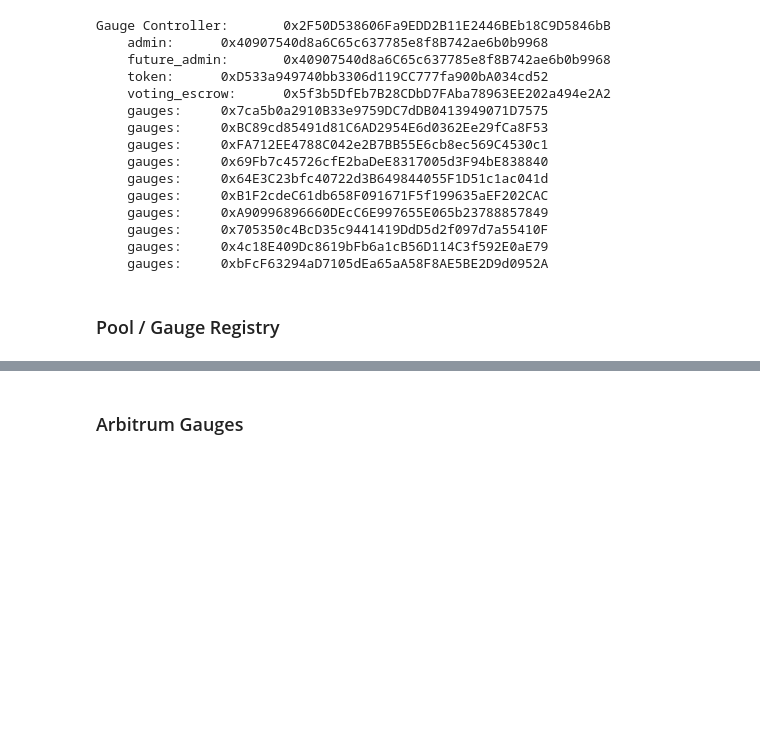
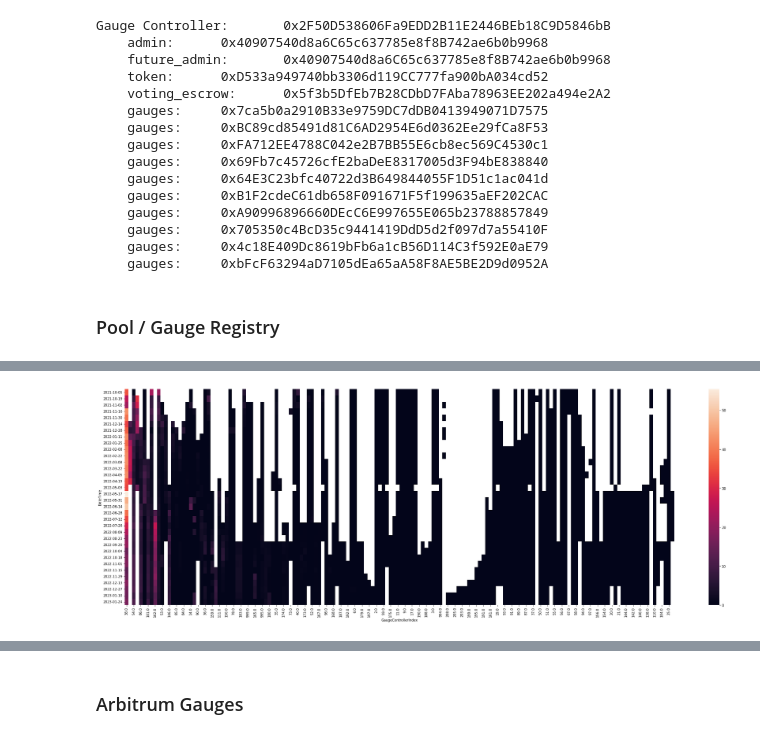
Before and after one commit to DoominEth/Web3DataSandbox, a Jupyter notebook: Untitled.ipynb, the cells around one changed output, grey strips where cells are left out. Saved outputs shown, nothing was run; the diff lists cells and outputs as text; code cells hidden in the pictures; blank space fills up the shorter version.

```diff
--- a/Untitled.ipynb
+++ b/Untitled.ipynb
@@ -146,0 +131,4 @@ The curve Registry holds the all of the relevant curve contracts
+# %%
+gaugeMap.drawBribeHeatMap(gaugeMap.allMappingData)
+# %% [output]
+[figure, added]
```
Also changed, not shown: parts of 69 cells of this notebook, 1 other file.
